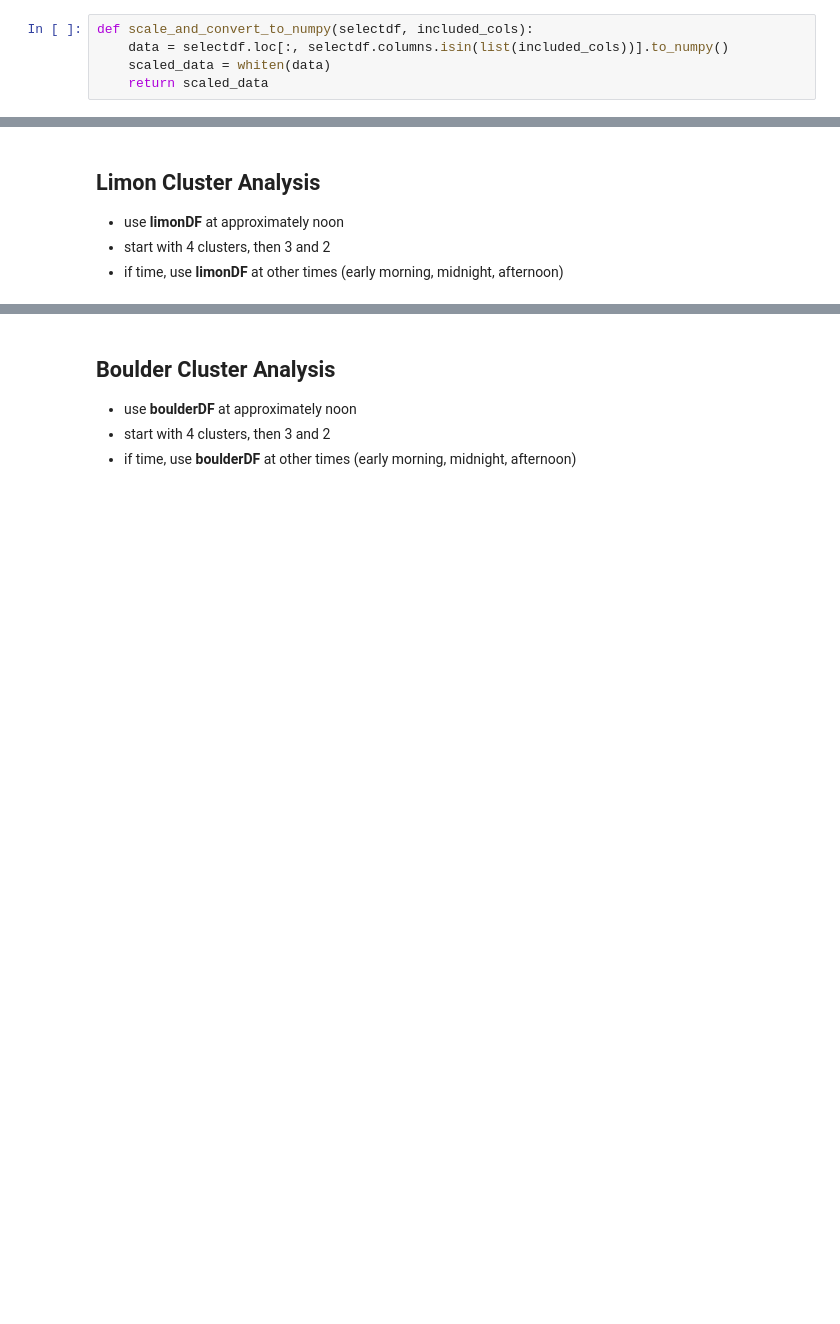
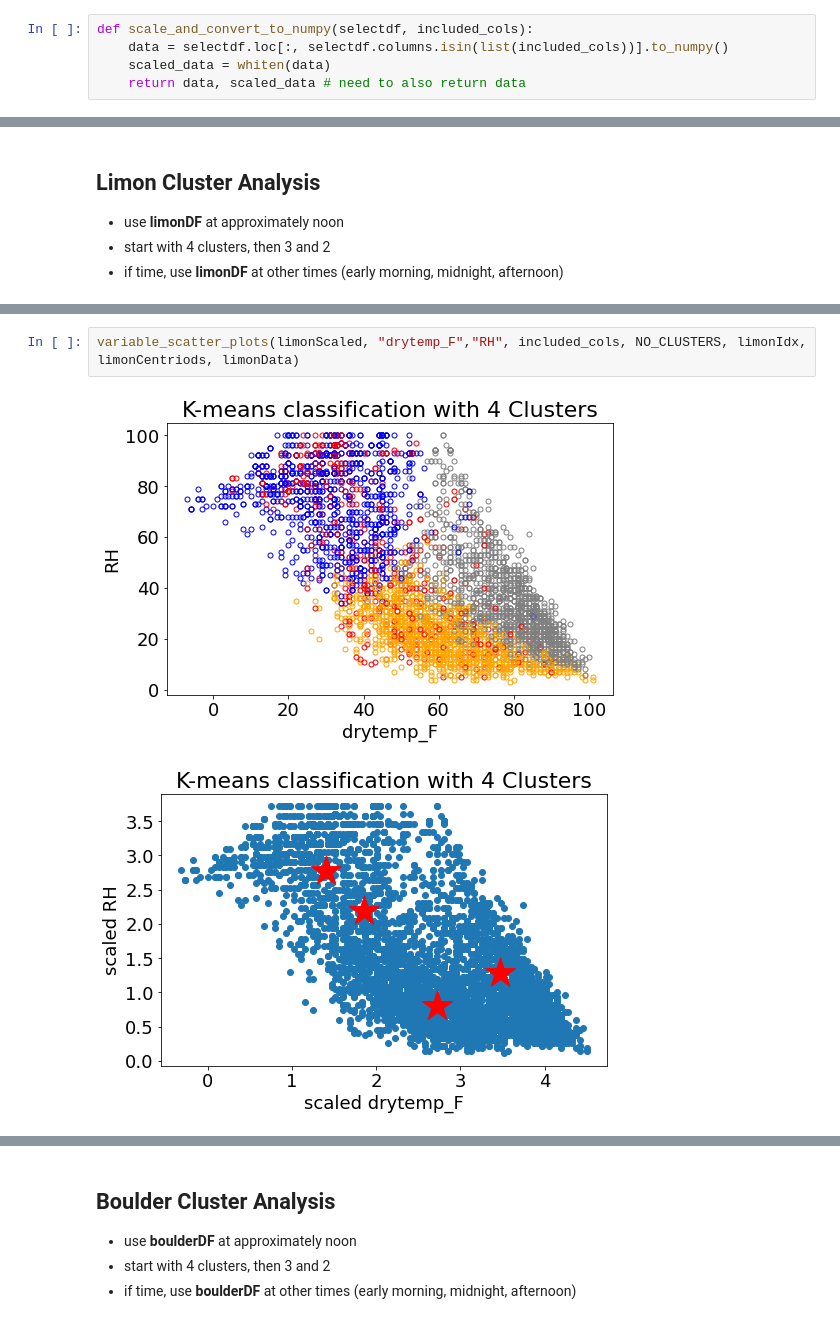
Before and after one commit to scrand23/ATOC4500-DataScience, a Jupyter notebook: Project.ipynb, the cells around one changed output, grey strips where cells are left out. Cells and saved outputs as stored; diff of their text form; blank space fills up the shorter version.

```diff
--- a/Project.ipynb
+++ b/Project.ipynb
@@ -148,7 +148,7 @@ included_cols = ["drytemp_F", 'dewtemp_F', 'prec_inch', 'RH', 'pres_mbar', 'wdir
 def scale_and_convert_to_numpy(selectdf, included_cols):
     data = selectdf.loc[:, selectdf.columns.isin(list(included_cols))].to_numpy()
     scaled_data = whiten(data)
-    return scaled_data
+    return data, scaled_data # need to also return data
 # %%
 def cluster_data(NO_CLUSTERS, scaled_data):
     centroids, _  = kmeans(scaled_data,NO_CLUSTERS,iter=20)
@@ -188,0 +301,5 @@ seasonal_assignment_by_year(limonIdx, "Limon, CO")
+# %%
+variable_scatter_plots(limonScaled, "drytemp_F","RH", included_cols, NO_CLUSTERS, limonIdx, limonCentriods, limonData)
+# %% [output]
+[figure, added]
+[figure, added]
```
Also changed, not shown: parts of 18 cells of this notebook.
